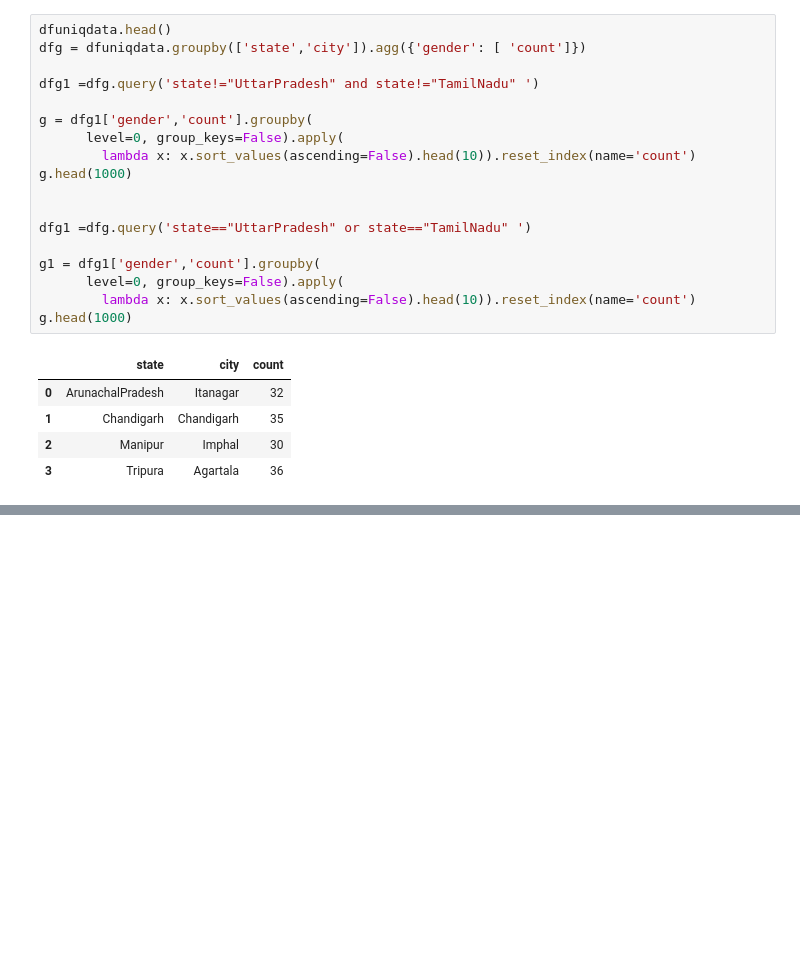
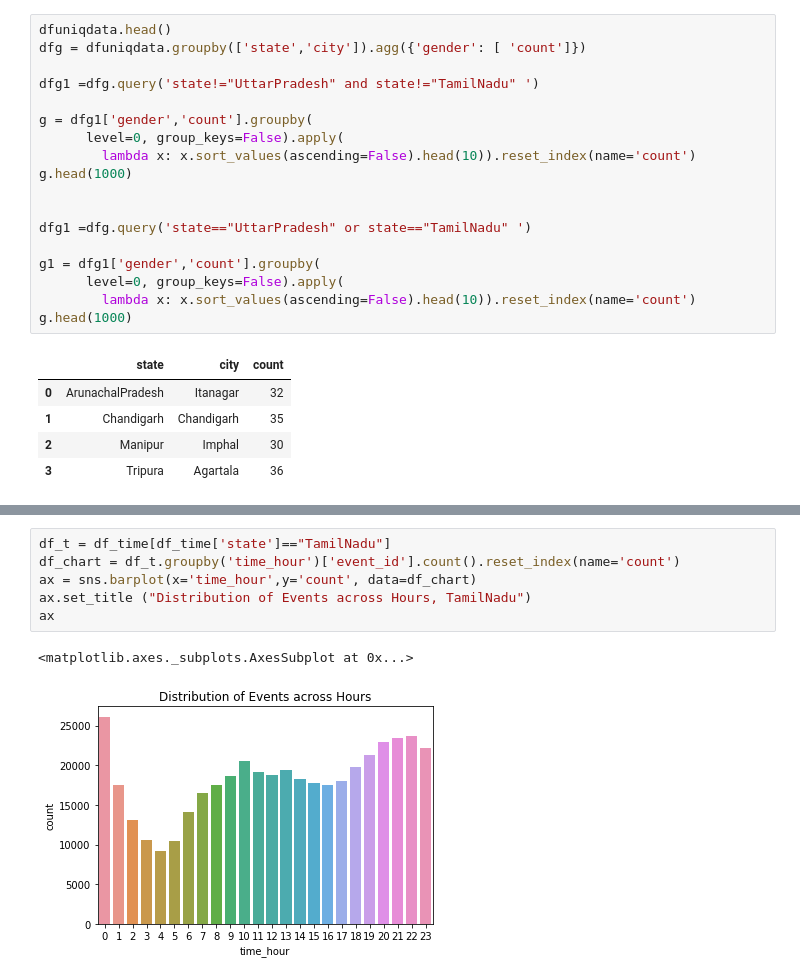
Before and after one commit to KrishnaProf/My-projects, a Jupyter notebook: Telecom Project/Final files/capstone-visualization.ipynb, the cells around one changed output, grey strips where cells are left out. Drawn from its saved outputs; the diff is of its cells as text; blank space fills up the shorter version.

```diff
--- a/Telecom Project/Final files/capstone-visualization.ipynb
+++ b/Telecom Project/Final files/capstone-visualization.ipynb
@@ -864,0 +904,9 @@ fig.show()
+# %%
+df_t = df_time[df_time['state']=="TamilNadu"]
+df_chart = df_t.groupby('time_hour')['event_id'].count().reset_index(name='count')
+ax = sns.barplot(x='time_hour',y='count', data=df_chart)
+ax.set_title ("Distribution of Events across Hours, TamilNadu")
+ax
+# %% [output]
+<matplotlib.axes._subplots.AxesSubplot at 0x...>
+[figure, added]
```
Also changed, not shown: parts of 30 cells of this notebook.
